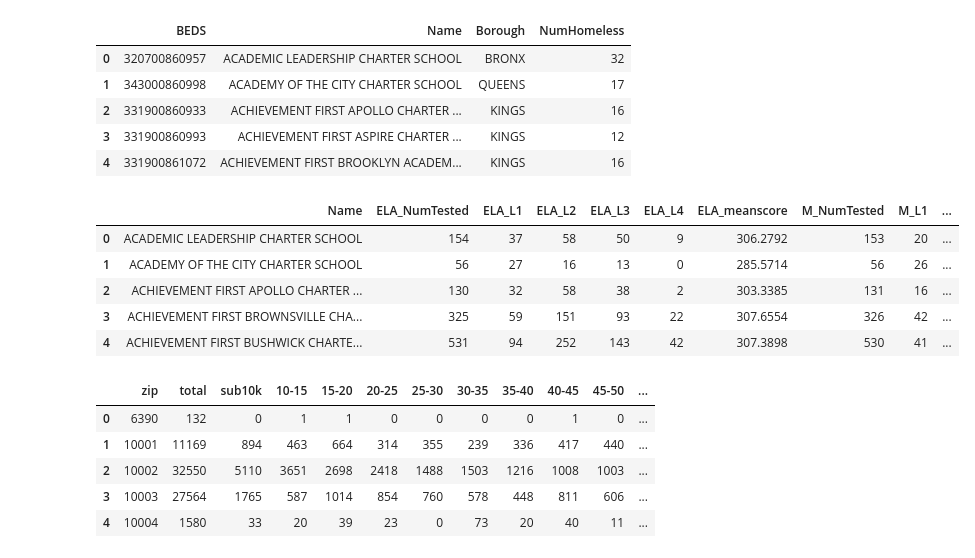
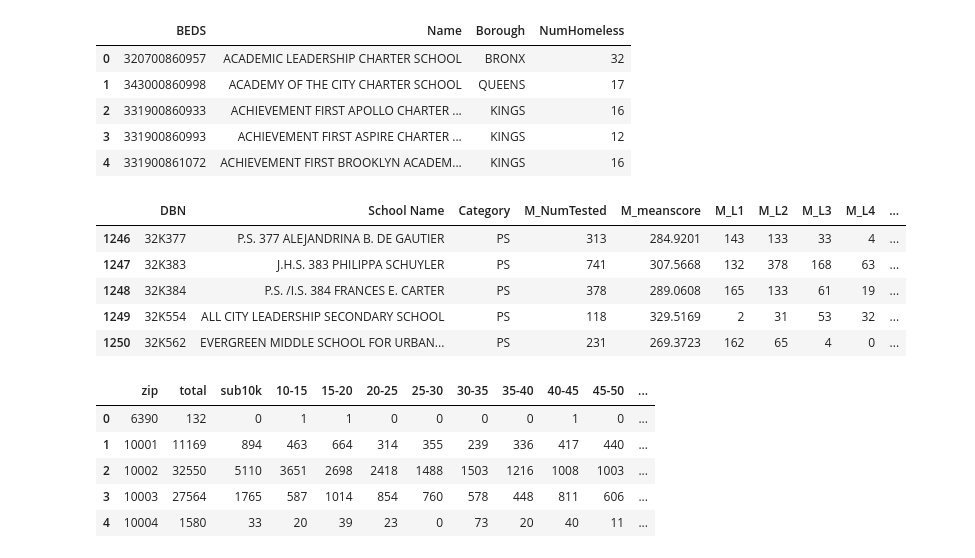
Before and after one commit to fedhere/PUI2015_EC, a Jupyter notebook: ry692/ry692_EC.ipynb, the cells around one changed output. Drawn from its saved outputs; the diff is of its cells as text; code cells hidden in the pictures.

```diff
--- a/ry692/ry692_EC.ipynb
+++ b/ry692/ry692_EC.ipynb
@@ -21,15 +21,15 @@ homeless.head()
 | 3 | 331900860993 | ACHIEVEMENT FIRST ASPIRE CHARTER ... | KINGS | 12 |
 | 4 | 331900861072 | ACHIEVEMENT FIRST BROOKLYN ACADEM... | KINGS | 16 |
 # %%
-scores=pd.read_csv('scores_charter_2014.csv')
-scores.head()
+scores=pd.read_csv('scores_combined_2014.csv')
+scores.tail()
 # %% [output]
-|  | Name | ELA_NumTested | ELA_L1 | ELA_L2 | ELA_L3 | ELA_L4 | ELA_meanscore | M_NumTested | M_L1 | ... |
-| 0 | ACADEMIC LEADERSHIP CHARTER SCHOOL | 154 | 37 | 58 | 50 | 9 | 306.2792 | 153 | 20 | ... |
-| 1 | ACADEMY OF THE CITY CHARTER SCHOOL | 56 | 27 | 16 | 13 | 0 | 285.5714 | 56 | 26 | ... |
-| 2 | ACHIEVEMENT FIRST APOLLO CHARTER ... | 130 | 32 | 58 | 38 | 2 | 303.3385 | 131 | 16 | ... |
-| 3 | ACHIEVEMENT FIRST BROWNSVILLE CHA... | 325 | 59 | 151 | 93 | 22 | 307.6554 | 326 | 42 | ... |
-| 4 | ACHIEVEMENT FIRST BUSHWICK CHARTE... | 531 | 94 | 252 | 143 | 42 | 307.3898 | 530 | 41 | ... |
+|  | DBN | School Name | Category | M_NumTested | M_meanscore | M_L1 | M_L2 | M_L3 | M_L4 | ... |
+| 1246 | 32K377 | P.S. 377 ALEJANDRINA B. DE GAUTIER | PS | 313 | 284.9201 | 143 | 133 | 33 | 4 | ... |
+| 1247 | 32K383 | J.H.S. 383 PHILIPPA SCHUYLER | PS | 741 | 307.5668 | 132 | 378 | 168 | 63 | ... |
+| 1248 | 32K384 | P.S. /I.S. 384 FRANCES E. CARTER | PS | 378 | 289.0608 | 165 | 133 | 61 | 19 | ... |
+| 1249 | 32K554 | ALL CITY LEADERSHIP SECONDARY SCHOOL | PS | 118 | 329.5169 | 2 | 31 | 53 | 32 | ... |
+| 1250 | 32K562 | EVERGREEN MIDDLE SCHOOL FOR URBAN... | PS | 231 | 269.3723 | 162 | 65 | 4 | 0 | ... |
 # %%
 income=pd.read_csv('income_zip_2014.csv')
 income.head()
```
Also changed, not shown: parts of 12 cells of this notebook, 4 other files.
